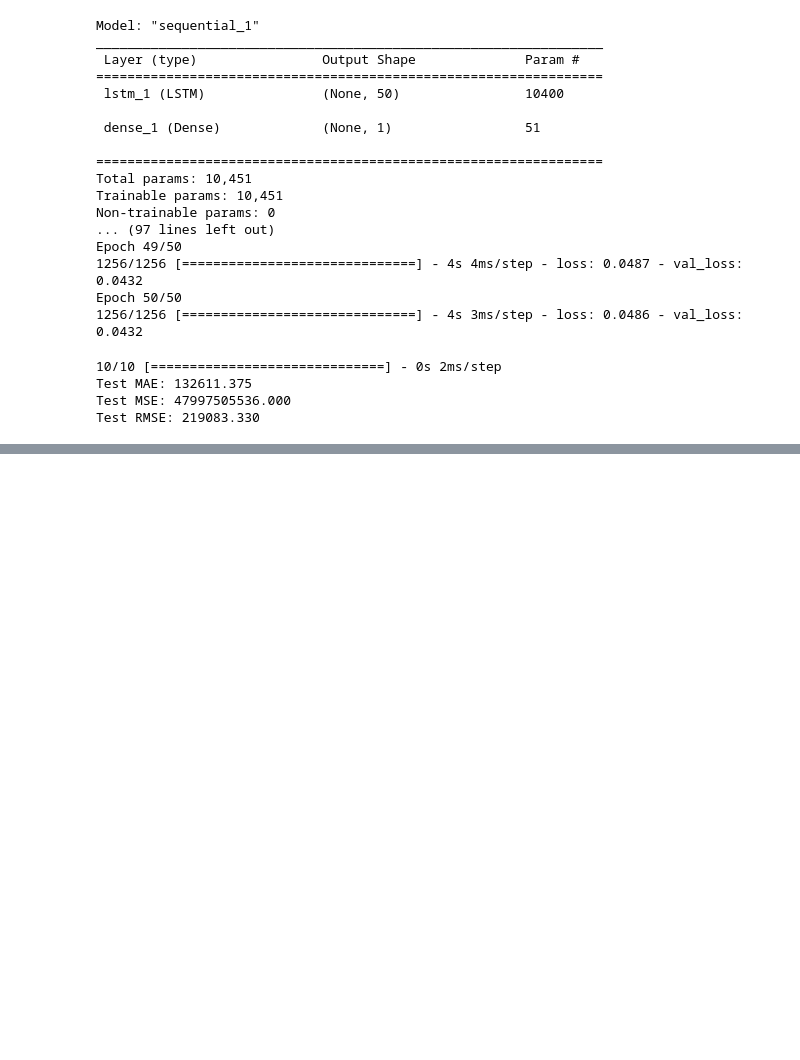
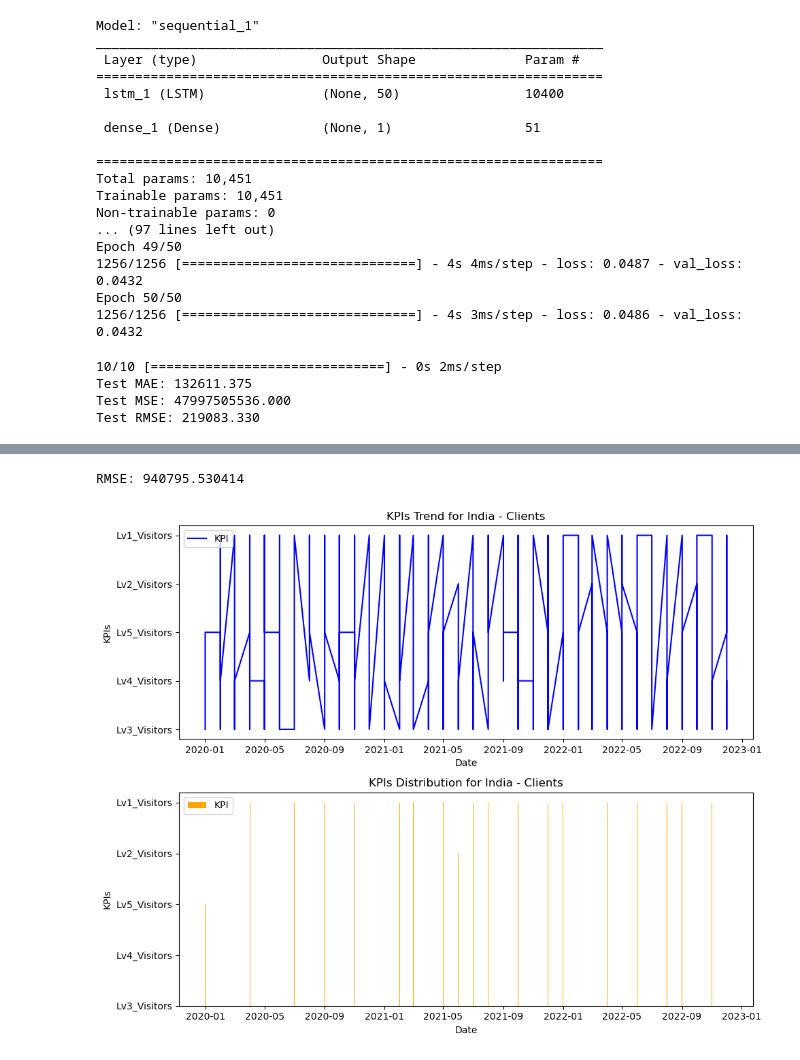
Before and after one commit to UtkarshPrajapati/Flittfy-Internship-Project, a Jupyter notebook: main.ipynb, the cells around one changed output, grey strips where cells are left out. Saved outputs shown, nothing was run; the diff lists cells and outputs as text; code cells hidden in the pictures; blank space fills up the shorter version.

```diff
--- a/main.ipynb
+++ b/main.ipynb
@@ -222,5 +233,3 @@ plt.legend()
 plt.show()
 # %% [output]
 [figure]
-# %%
-funnel=complete_data
@@ -351,8 +420,3 @@ print('RMSE: ', rmse)
 # %% [output]
 MSE:  314961575259.3641
 RMSE:  561214.3754924352
-# %%
-df=funnel[["Value","date"]]
-plt.figure(figsize=(12,6))
-df.set_index('date', inplace=True)
-sns.lineplot(data=df,x="date",y='Value')
@@ -578,11 +602,11 @@ Test RMSE: 219083.330
 data = funnel['Value']
 
 a=values[:,:-1]
-a.reshape(a.shape[0],1,a.shape[1])
+a=a.reshape(a.shape[0],1,a.shape[1])
 
 df = pd.DataFrame({
     'Actual': data[1:],
     'Forecast': scaler.inverse_transform(model.predict(a)).flatten()})
 
-df.to_csv('lstm_forecast.csv', index=False)
+df.to_csv('csv/lstm_forecast.csv', index=False)
 # %% [output]
@@ -589,0 +688,65 @@ df.to_csv('lstm_forecast.csv', index=False)
+# %%
+# Import libraries
+import pandas as pd
+import matplotlib.pyplot as plt
+funnel=pd.read_excel("Intern Hiring Assignment Data.xlsx",sheet_name="Funnel").drop(columns=["Value Type"])
+funnel['date'] = pd.to_datetime(funnel[['Year', 'Month']].assign(day=1))
+# Sort by 'date'
+funnel.sort_values('date', inplace=True)
+
+# Define the function
+def plot_and_forecast(df,region, segment, start_year, start_month, end_year, end_month):
+    # Filter the data by region and segment
+    df = funnel[(funnel['Region'] == region) & (funnel['Customer Segment'] == segment)]
+
+    # Convert the date column to datetime format
+    df['date'] = pd.to_datetime(df['date'], format='%Y-%m')
+
+    # Set the date column as the index
+    df = df.set_index('date')
+
+    # Select the data between the start and end dates
+    df = df.loc[f'{start_year}-{start_month}':f'{end_year}-{end_month}']
+
+
+    # Forecast the Value column using moving average
+    # Define the window size for the moving average
+    window = 3
+
+    # Calculate the moving average
+    df['MA'] = df['Value'].rolling(window).mean()
+
+    # Drop the NaN values
+    df = df.dropna()
+
+    # Create a new DataFrame with actual and forecasted values
+    forecast_df = pd.DataFrame({
+        'Actual': df['Value'],
+        'Forecast': df['MA']
+    })
+    print(f'RMSE: %f' % mean_squared_error(forecast_df["Actual"],forecast_df["Forecast"])**0.5)
+    # Save the DataFrame as a csv file
+    forecast_df.to_csv(f'csv/ma_forecast_{region}_{segment}.csv', index=False)
+
+        # Plot the line graph and bar graph of KPIs
+    fig, ax = plt.subplots(2, 1, figsize=(10, 8))
+    ax[0].plot(df['KPI'], color='blue', label='KPI')
+    ax[0].set_xlabel('Date')
+    ax[0].set_ylabel('KPIs')
+    ax[0].set_title(f'KPIs Trend for {region} - {segment}')
+    ax[0].legend()
+
+    ax[1].bar(df.index, df['KPI'], color='orange', label='KPI')
+    ax[1].set_xlabel('Date')
+    ax[1].set_ylabel('KPIs')
+    ax[1].set_title(f'KPIs Distribution for {region} - {segment}')
+    ax[1].legend()
+
+    plt.tight_layout()
+    plt.show()
+
+# Call the function with an example input
+plot_and_forecast(funnel, 'India', 'Clients', 2020, 1, 2022, 12)
+# %% [output]
+RMSE: 940795.530414
+[figure, added]
```
Also changed, not shown: parts of 11 cells of this notebook, 7 other files.
